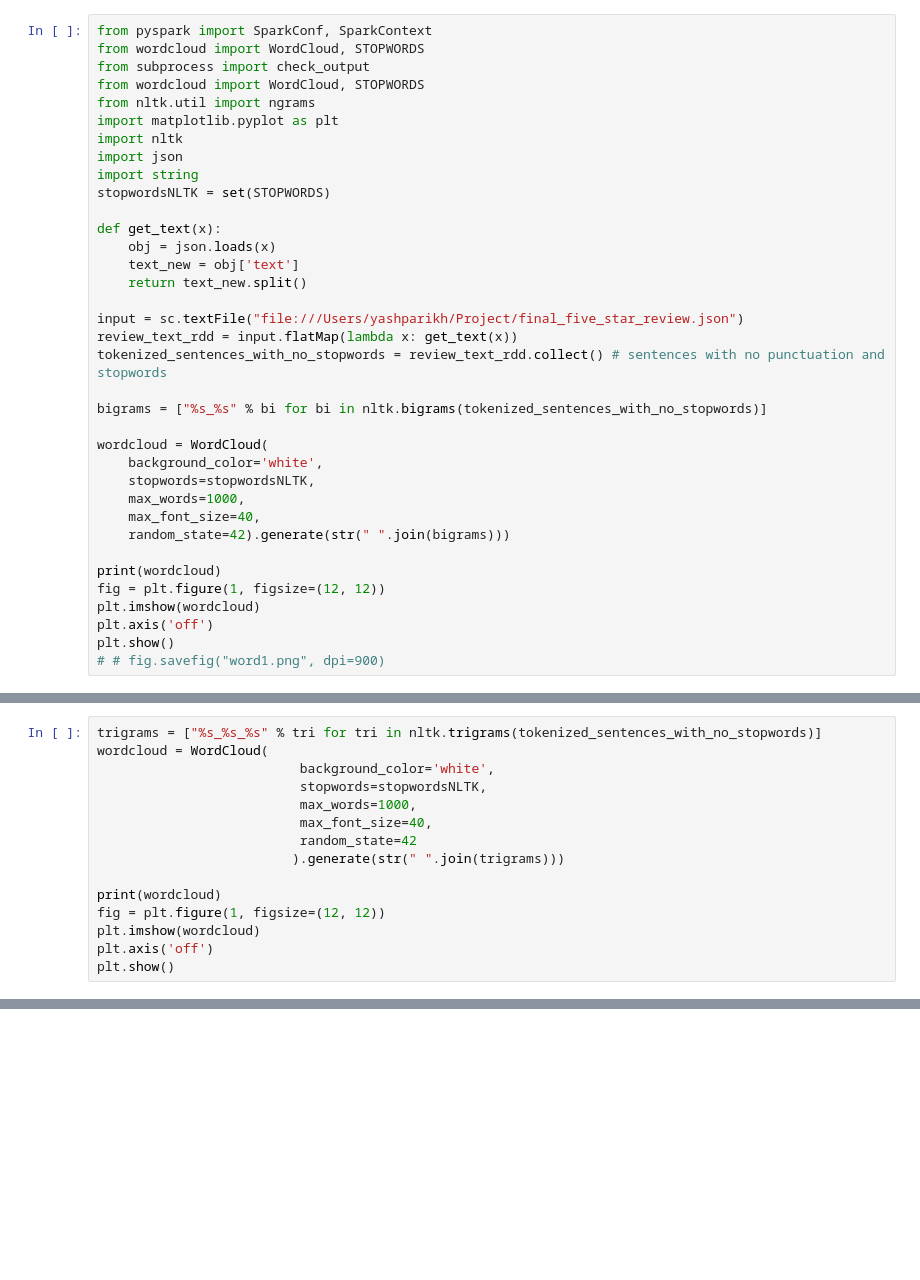
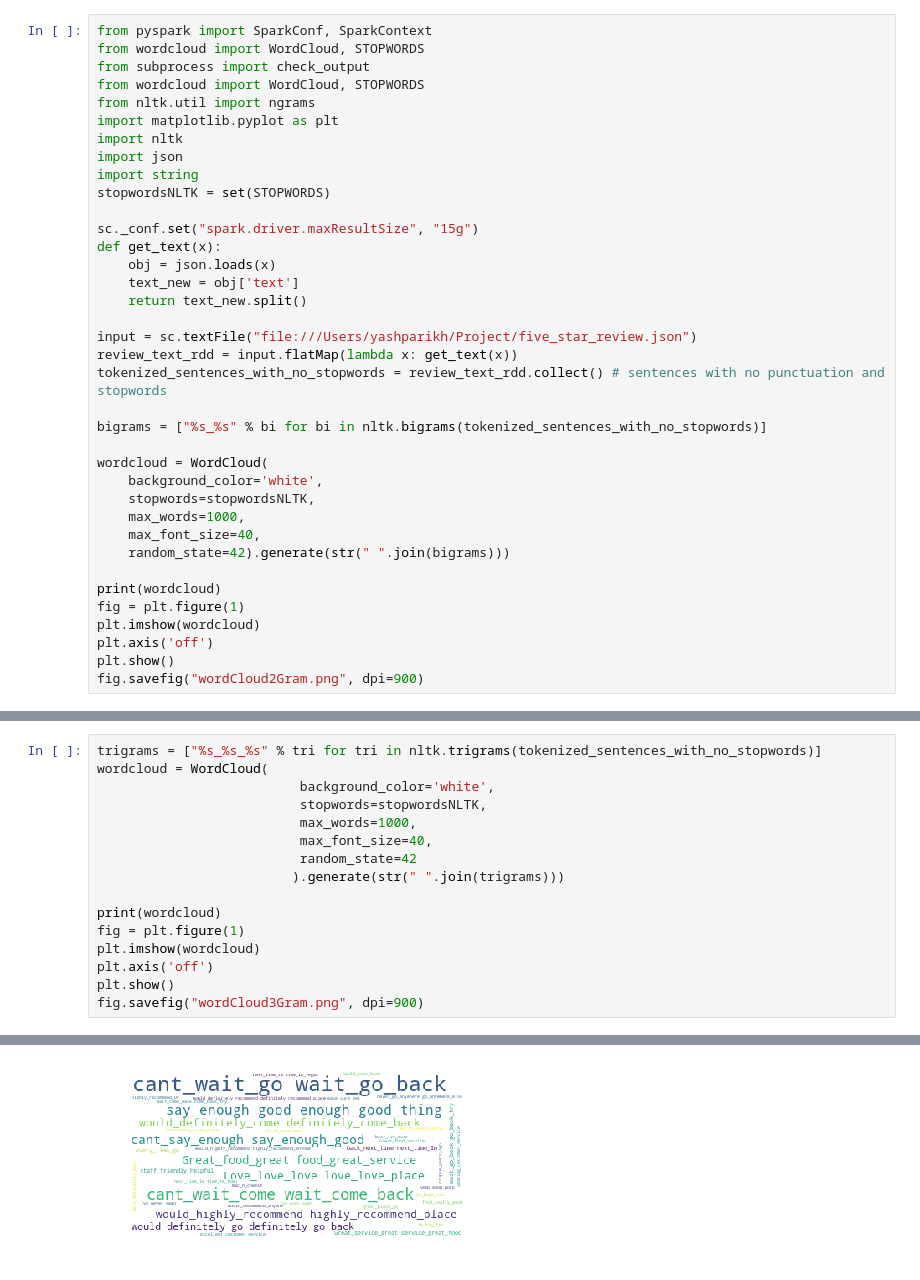
Before and after one commit to Swonboyyash/Yelp-Data-Analysis, a Jupyter notebook: FiveStarWordCloud.ipynb, the cells around one changed output, grey strips where cells are left out. Cells and saved outputs as stored; diff of their text form; blank space fills up the shorter version.

```diff
--- a/FiveStarWordCloud.ipynb
+++ b/FiveStarWordCloud.ipynb
@@ -10,12 +10,13 @@ import json
 import string
 stopwordsNLTK = set(STOPWORDS)
 
+sc._conf.set("spark.driver.maxResultSize", "15g")
 def get_text(x):
     obj = json.loads(x)
     text_new = obj['text']
     return text_new.split()
 
-input = sc.textFile("file:///Users/yashparikh/Project/final_five_star_review.json")
+input = sc.textFile("file:///Users/yashparikh/Project/five_star_review.json")
 review_text_rdd = input.flatMap(lambda x: get_text(x))
 tokenized_sentences_with_no_stopwords = review_text_rdd.collect() # sentences with no punctuation and stopwords
 
@@ -29,9 +30,9 @@ wordcloud = WordCloud(
     random_state=42).generate(str(" ".join(bigrams)))
 
 print(wordcloud)
-fig = plt.figure(1, figsize=(12, 12))
+fig = plt.figure(1)
 plt.imshow(wordcloud)
 plt.axis('off')
 plt.show()
-# # fig.savefig("word1.png", dpi=900)
+fig.savefig("wordCloud2Gram.png", dpi=900)
 # %% [output]
@@ -78,7 +49,9 @@ wordcloud = WordCloud(
                          ).generate(str(" ".join(trigrams)))
 
 print(wordcloud)
-fig = plt.figure(1, figsize=(12, 12))
+fig = plt.figure(1)
 plt.imshow(wordcloud)
 plt.axis('off')
 plt.show()
+fig.savefig("wordCloud3Gram.png", dpi=900)
+# %% [output]
@@ -84,0 +59 @@ plt.show()
+[figure, added]
```
Also changed, not shown: parts of 3 cells of this notebook, 9 other files.
